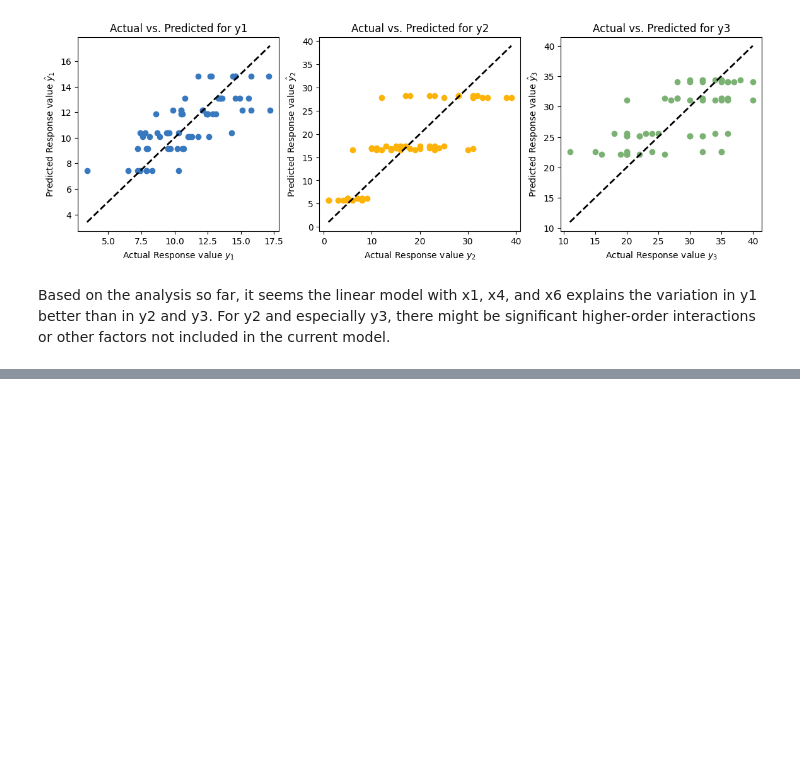
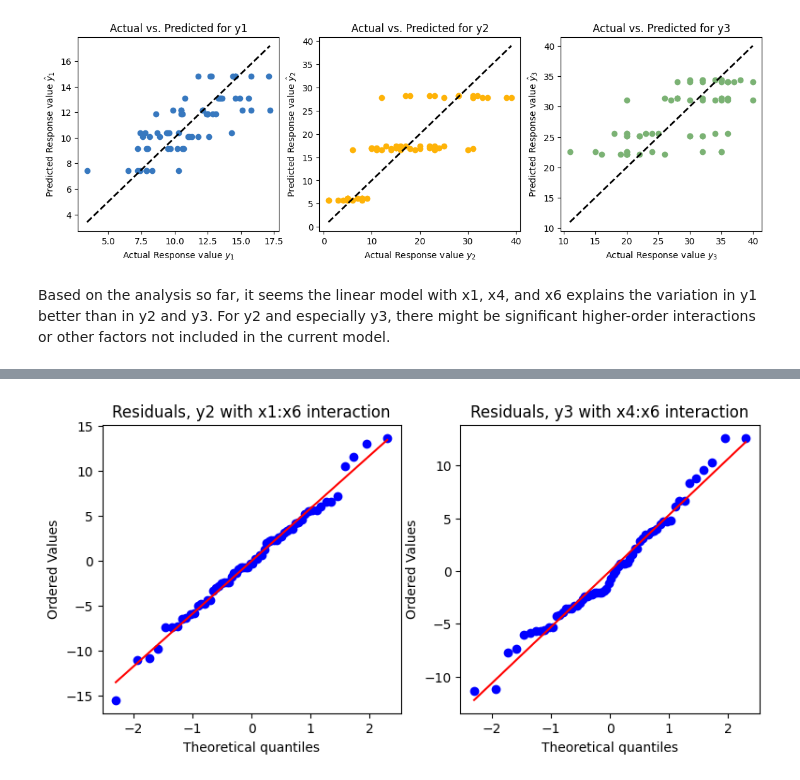
Before and after one commit to peterbmob/DHMVADoE, a Jupyter notebook: Excercises/2_6factor_more_analysis.ipynb, the cells around one changed output, grey strips where cells are left out. Saved outputs shown, nothing was run; the diff lists cells and outputs as text; code cells hidden in the pictures; blank space fills up the shorter version.

```diff
--- a/Excercises/2_6factor_more_analysis.ipynb
+++ b/Excercises/2_6factor_more_analysis.ipynb
@@ -467,0 +512,19 @@ The analysis shows that there are some higher-order or nonlinear effects in the
+# %%
+# Define the independent variables for y2, including constant, x1, x4, x6, and x1:x6
+x_y2 = ls_data[['x1', 'x4', 'x6', 'x1:x6']]
+x_y2 = sm.add_constant(x_y2)
+
+# Fit the OLS model for y2 with the interaction term
+est2_interaction = sm.OLS(y2, x_y2).fit()
+
+# Define the independent variables for y3, including constant, x1, x4, x6, and x4:x6
+x_y3 = ls_data[['x1', 'x4', 'x6', 'x4:x6']]
+x_y3 = sm.add_constant(x_y3)
+
+# Fit the OLS model for y3 with the interaction term
+est3_interaction = sm.OLS(y3, x_y3).fit()
+
+print("Summary for y2 with x1:x6 interaction:")
+print(est2_interaction.summary())
+print("\nSummary for y3 with x4:x6 interaction:")
+print(est3_interaction.summary())
@@ -467,0 +555,65 @@ The analysis shows that there are some higher-order or nonlinear effects in the
+# %%
+# Calculate residuals for models with interaction terms
+r2_interaction = y2 - est2_interaction.predict(x_y2)
+r3_interaction = y3 - est3_interaction.predict(x_y3)
+
+# Quantile-quantile plots for residuals
+fig_qq = figure(figsize=(14, 4))
+ax1_qq = fig_qq.add_subplot(131)
+ax2_qq = fig_qq.add_subplot(132)
+
+
+stats.probplot(r2_interaction, dist="norm", plot=ax1_qq)
+ax1_qq.set_title('Residuals, y2 with x1:x6 interaction')
+
+stats.probplot(r3_interaction, dist="norm", plot=ax2_qq)
+ax2_qq.set_title('Residuals, y3 with x4:x6 interaction')
+
+show()
+
+# Residual vs. Predicted plots
+fig_resid_pred = figure(figsize=(14, 4))
+ax1_rp = fig_resid_pred.add_subplot(131)
+ax2_rp = fig_resid_pred.add_subplot(132)
+
+
+ax1_rp.plot(est2_interaction.predict(x_y2), r2_interaction, 'o', color=colors[0])
+ax1_rp.set_xlabel('Predicted Response value $\hat{y}_2$')
+ax1_rp.set_ylabel('Residual $r_2$')
+ax1_rp.set_title('Predicted vs. Residual for y2 with x1:x6 interaction')
+ax1_rp.axhline(0, color='gray', linestyle='--')
+
+
+ax2_rp.plot(est3_interaction.predict(x_y3), r3_interaction, 'o', color=colors[1])
+ax2_rp.set_xlabel('Predicted Response value $\hat{y}_3$')
+ax2_rp.set_ylabel('Residual $r_3$')
+ax2_rp.set_title('Predicted vs. Residual for y3 with x4:x6 interaction')
+ax2_rp.axhline(0, color='gray', linestyle='--')
+
+show()
+
+# Calculate variances grouped by original xlabs and interaction terms
+xlabs_y2_interaction = ['x1', 'x4', 'x6', 'x1:x6']
+xlabs_y3_interaction = ['x1', 'x4', 'x6', 'x4:x6']
+
+variance_y2_interaction = np.ravel(ls_data.groupby(xlabs_y2_interaction)['y2'].var().values)
+variance_y3_interaction = np.ravel(ls_data.groupby(xlabs_y3_interaction)['y3'].var().values)
+
+# Histograms of variances
+fig_var = figure(figsize=(14, 4))
+ax1_var = fig_var.add_subplot(131)
+ax2_var = fig_var.add_subplot(132)
+
+ax1_var.hist(variance_y2_interaction, color=colors[4])
+ax1_var.set_xlabel('Variance in $y_{2}$ Response with x1:x6 interaction')
+ax1_var.set_ylabel('Frequency')
+ax1_var.set_title('Distribution of Variances for y2')
+
+ax2_var.hist(variance_y3_interaction, color=colors[4])
+ax2_var.set_xlabel('Variance in $y_{3}$ Response with x4:x6 interaction')
+ax2_var.set_ylabel('Frequency')
+ax2_var.set_title('Distribution of Variances for y3')
+
+show()
+# %% [output]
+[figure, added]
```
Also changed, not shown: parts of 13 cells of this notebook.
